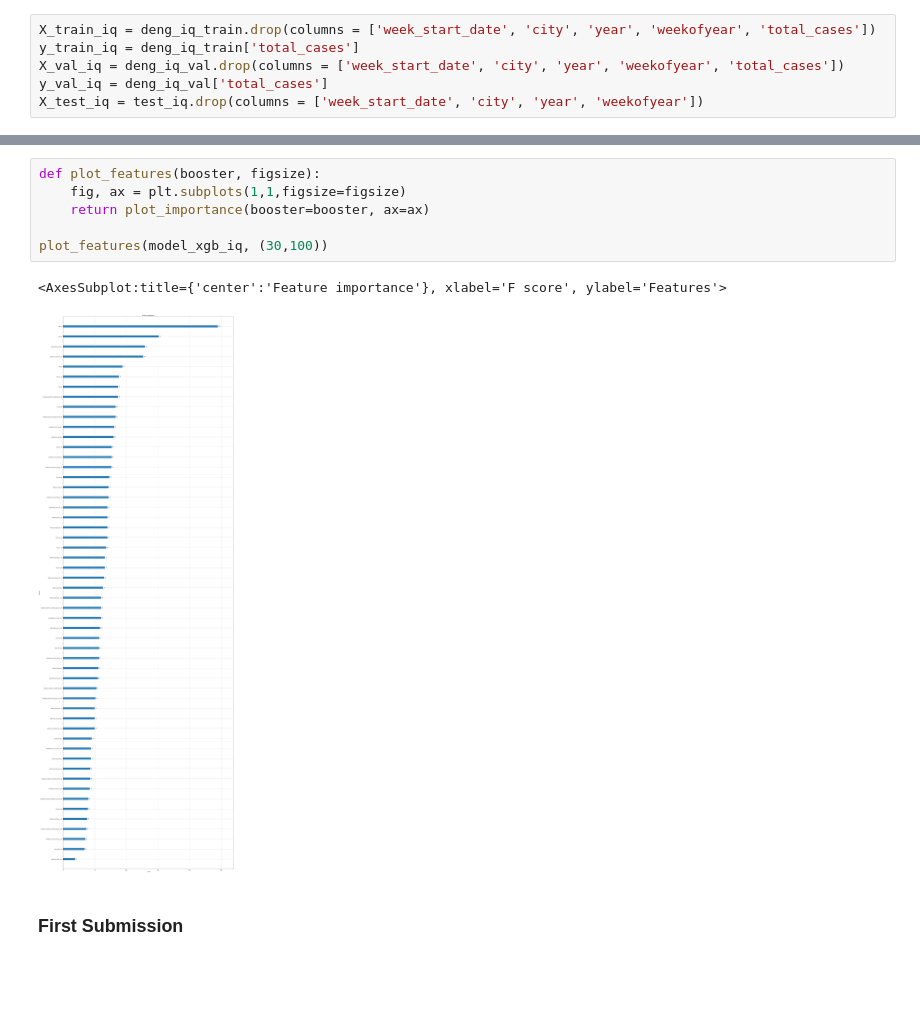
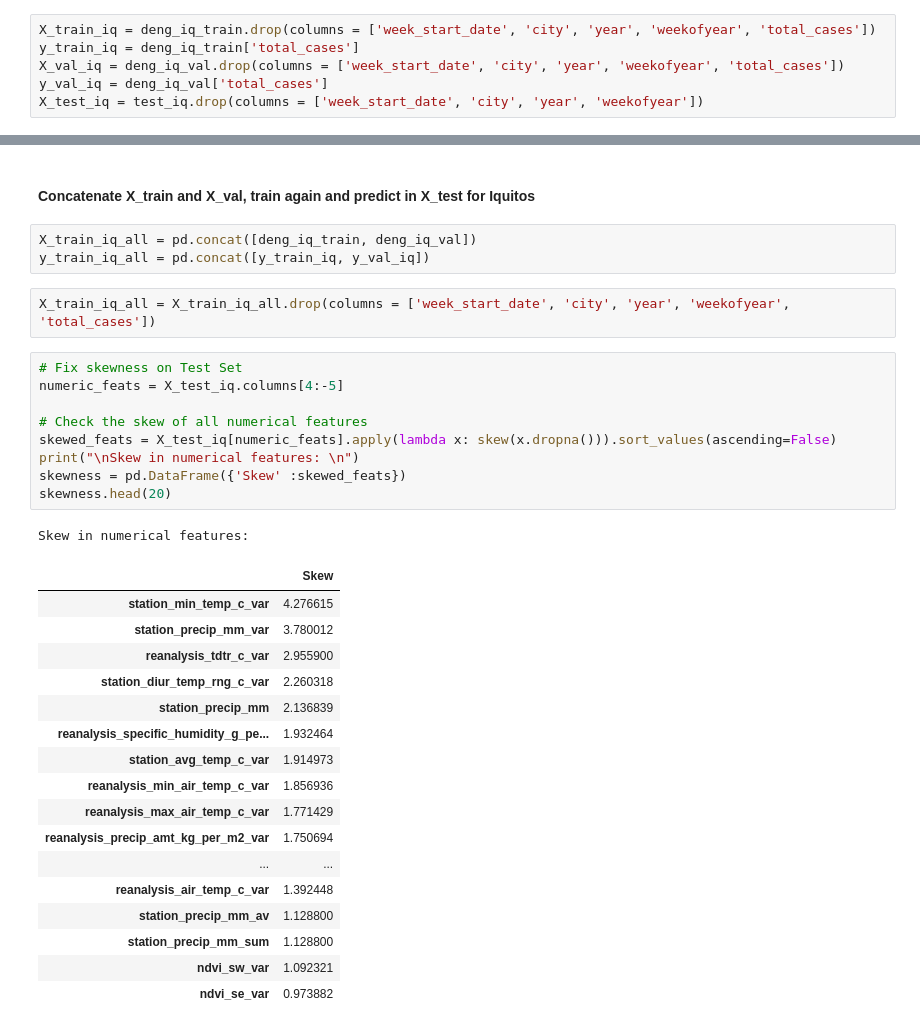
Before and after one commit to GGC17/deng, a Jupyter notebook: train.ipynb, the cells around one changed output, grey strips where cells are left out. Drawn from its saved outputs; the diff is of its cells as text; blank space fills up the shorter version.

```diff
--- a/train.ipynb
+++ b/train.ipynb
@@ -261,11 +284,35 @@ plot_errors(pred_xgb_iq, y_val_iq)
-# %%
-def plot_features(booster, figsize):
-    fig, ax = plt.subplots(1,1,figsize=figsize)
-    return plot_importance(booster=booster, ax=ax)
-
-plot_features(model_xgb_iq, (30,100))
-# %% [output]
-<AxesSubplot:title={'center':'Feature importance'}, xlabel='F score', ylabel='Features'>
-[figure, removed]
-# %% [markdown]
-### First Submission
+# %% [markdown]
+#### Concatenate X_train and X_val, train again and predict in X_test for Iquitos
+# %%
+X_train_iq_all = pd.concat([deng_iq_train, deng_iq_val])
+y_train_iq_all = pd.concat([y_train_iq, y_val_iq])
+# %%
+X_train_iq_all = X_train_iq_all.drop(columns = ['week_start_date', 'city', 'year', 'weekofyear', 'total_cases'])
+# %%
+# Fix skewness on Test Set
+numeric_feats = X_test_iq.columns[4:-5]
+
+# Check the skew of all numerical features
+skewed_feats = X_test_iq[numeric_feats].apply(lambda x: skew(x.dropna())).sort_values(ascending=False)
+print("\nSkew in numerical features: \n")
+skewness = pd.DataFrame({'Skew' :skewed_feats})
+skewness.head(20)
+# %% [output]
+Skew in numerical features:
+|  | Skew |
+| station_min_temp_c_var | 4.276615 |
+| station_precip_mm_var | 3.780012 |
+| reanalysis_tdtr_c_var | 2.955900 |
+| station_diur_temp_rng_c_var | 2.260318 |
+| station_precip_mm | 2.136839 |
+| reanalysis_specific_humidity_g_pe... | 1.932464 |
+| station_avg_temp_c_var | 1.914973 |
+| reanalysis_min_air_temp_c_var | 1.856936 |
+| reanalysis_max_air_temp_c_var | 1.771429 |
+| reanalysis_precip_amt_kg_per_m2_var | 1.750694 |
+| ... | ... |
+| reanalysis_air_temp_c_var | 1.392448 |
+| station_precip_mm_av | 1.128800 |
+| station_precip_mm_sum | 1.128800 |
+| ndvi_sw_var | 1.092321 |
+| ndvi_se_var | 0.973882 |
```
Also changed, not shown: parts of 43 cells of this notebook, 2 other files.
